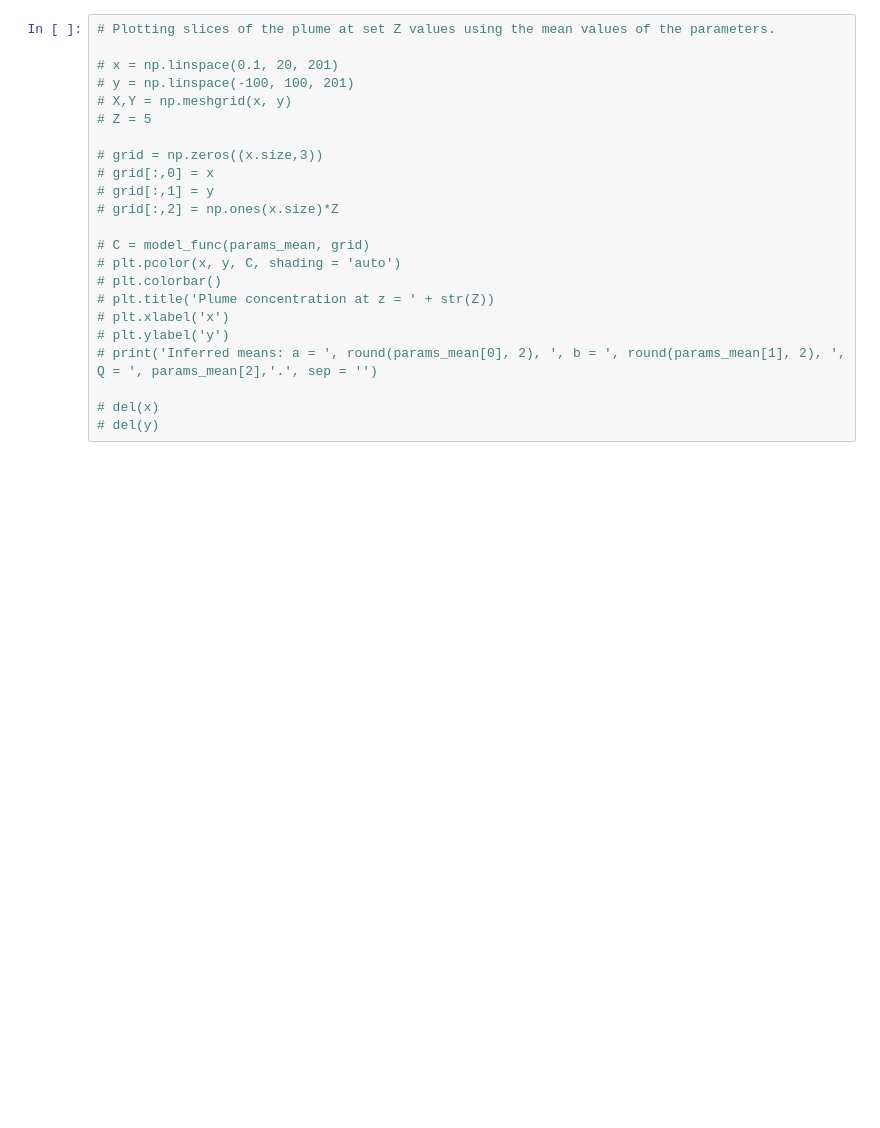
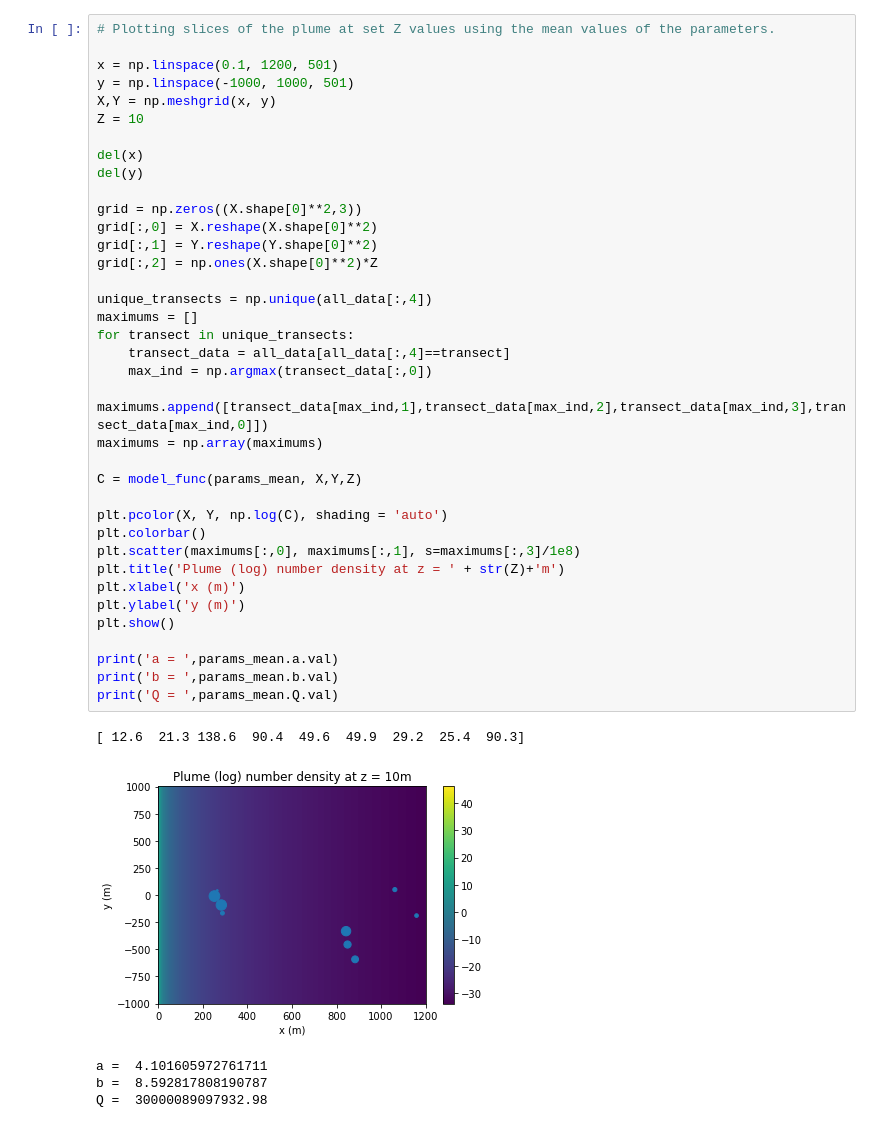
Before and after one commit to samcd22/PhD_project, a Jupyter notebook: Gaussian plume model inference.ipynb, the cells around one changed output. Drawn from its saved outputs; the diff is of its cells as text; blank space fills up the shorter version.

```diff
--- a/Gaussian plume model inference.ipynb
+++ b/Gaussian plume model inference.ipynb
@@ -123,23 +131,43 @@ Distance from peak value: 10688.8280888102
 # %%
 # Plotting slices of the plume at set Z values using the mean values of the parameters.
 
-# x = np.linspace(0.1, 20, 201)
-# y = np.linspace(-100, 100, 201)
-# X,Y = np.meshgrid(x, y)
-# Z = 5
+x = np.linspace(0.1, 1200, 501)
+y = np.linspace(-1000, 1000, 501)
+X,Y = np.meshgrid(x, y)
+Z = 10
 
-# grid = np.zeros((x.size,3))
-# grid[:,0] = x
-# grid[:,1] = y
-# grid[:,2] = np.ones(x.size)*Z
+del(x)
+del(y)
 
-# C = model_func(params_mean, grid)
-# plt.pcolor(x, y, C, shading = 'auto')
-# plt.colorbar()
-# plt.title('Plume concentration at z = ' + str(Z))
-# plt.xlabel('x')
-# plt.ylabel('y')
-# print('Inferred means: a = ', round(params_mean[0], 2), ', b = ', round(params_mean[1], 2), ', Q = ', params_mean[2],'.', sep = '')
+grid = np.zeros((X.shape[0]**2,3))
+grid[:,0] = X.reshape(X.shape[0]**2)
+grid[:,1] = Y.reshape(Y.shape[0]**2)
+grid[:,2] = np.ones(X.shape[0]**2)*Z
 
-# del(x)
-# del(y)
+unique_transects = np.unique(all_data[:,4])
+maximums = []
+for transect in unique_transects:
+    transect_data = all_data[all_data[:,4]==transect]
+    max_ind = np.argmax(transect_data[:,0])
+    maximums.append([transect_data[max_ind,1],transect_data[max_ind,2],transect_data[max_ind,3],transect_data[max_ind,0]])
+maximums = np.array(maximums)
+
+C = model_func(params_mean, X,Y,Z)
+
+plt.pcolor(X, Y, np.log(C), shading = 'auto')
+plt.colorbar()
+plt.scatter(maximums[:,0], maximums[:,1], s=maximums[:,3]/1e8)
+plt.title('Plume (log) number density at z = ' + str(Z)+'m')
+plt.xlabel('x (m)')
+plt.ylabel('y (m)')
+plt.show()
+
+print('a = ',params_mean.a.val)
+print('b = ',params_mean.b.val)
+print('Q = ',params_mean.Q.val)
+# %% [output]
+[ 12.6  21.3 138.6  90.4  49.6  49.9  29.2  25.4  90.3]
+[figure, added]
+a =  4.101605972761711
+b =  8.592817808190787
+Q =  30000089097932.98
```
Also changed, not shown: parts of 4 cells of this notebook, 4 other files.
